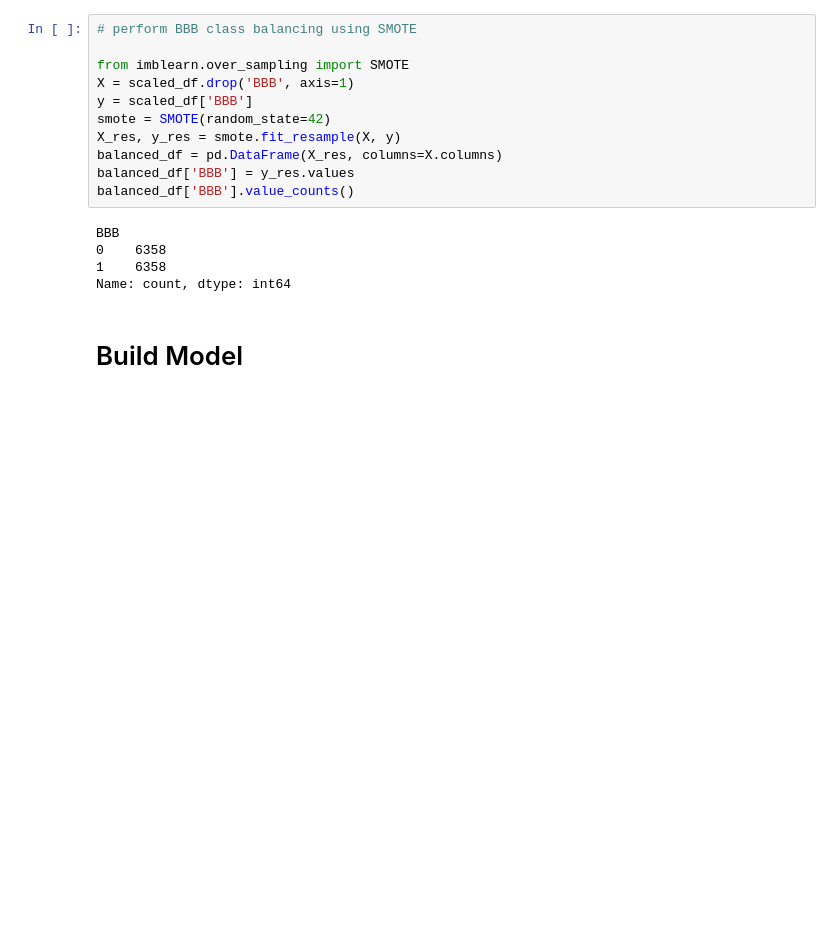
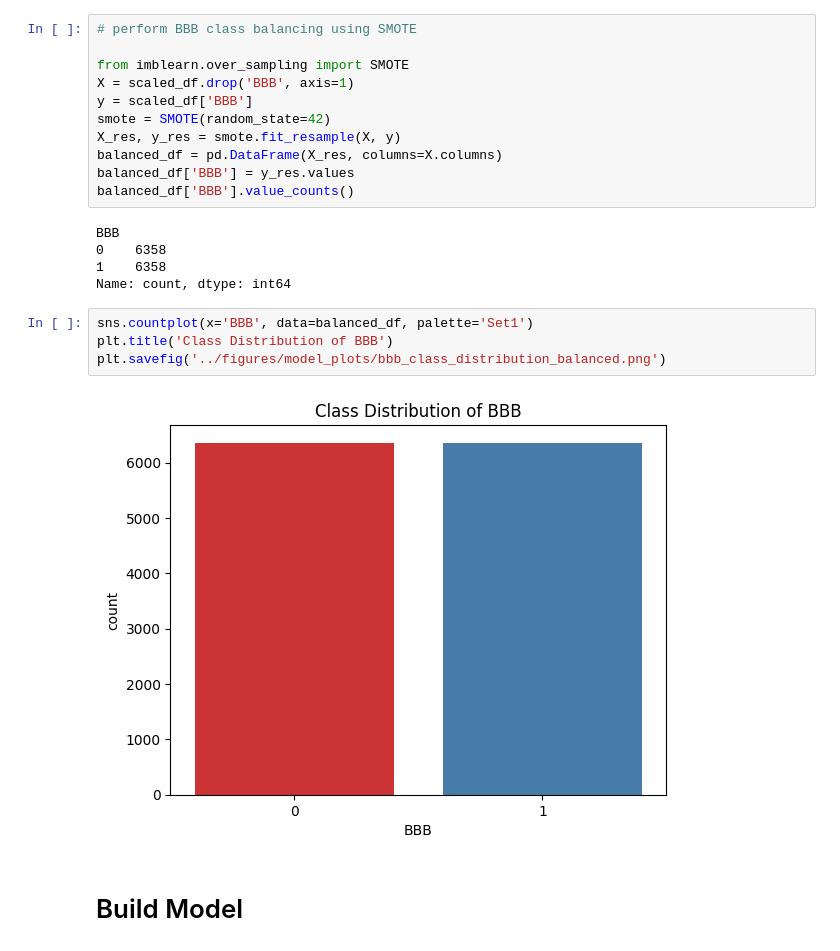
Before and after one commit to omicscodeathon/brainroute, a Jupyter notebook: notebooks/mtoralzml.ipynb, the cells around one changed output. Cells and saved outputs as stored; diff of their text form; blank space fills up the shorter version.

```diff
--- a/notebooks/mtoralzml.ipynb
+++ b/notebooks/mtoralzml.ipynb
@@ -120,6 +127,12 @@ BBB
 0    6358
 1    6358
 Name: count, dtype: int64
+# %%
+sns.countplot(x='BBB', data=balanced_df, palette='Set1')
+plt.title('Class Distribution of BBB')
+plt.savefig('../figures/model_plots/bbb_class_distribution_balanced.png')
+# %% [output]
+[figure, added]
 # %% [markdown]
 # Build Model
 # %%
```
Also changed, not shown: parts of 9 cells of this notebook, 1 other file.
